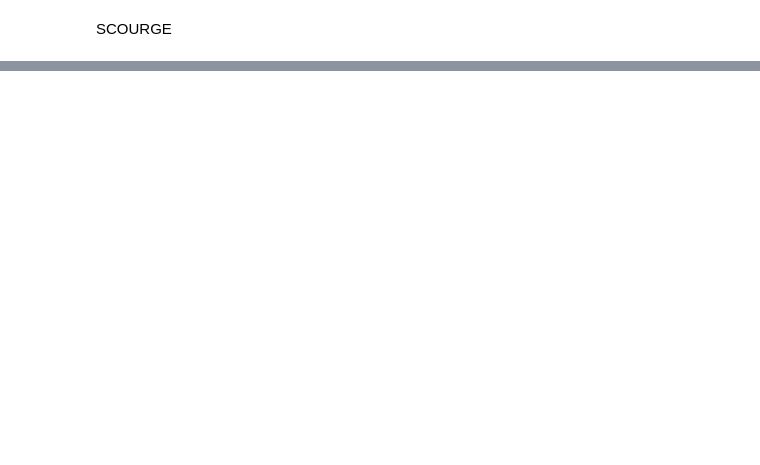
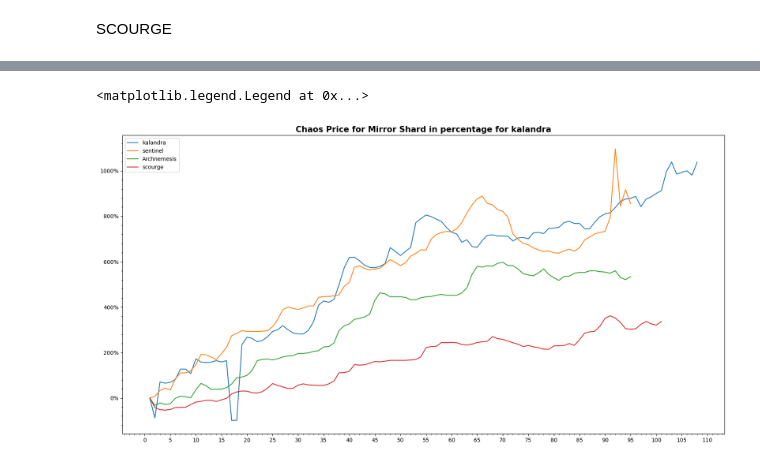
Before and after one commit to 0olol/POE-Market-Price-Analysis, a Jupyter notebook: mirrorShard.ipynb, the cells around one changed output, grey strips where cells are left out. Drawn from its saved outputs; the diff is of its cells as text; code cells hidden in the pictures; blank space fills up the shorter version.

```diff
--- a/mirrorShard.ipynb
+++ b/mirrorShard.ipynb
@@ -146,0 +342,28 @@ fig.show()
+# %%
+# kalandra_Ref1stDay = kalandra_mirrorShard['Value'].copy()
+# kalandra_Ref1stDay['Value'].apply(lambda x: x.div(x.iloc[0]).subtract(1.0).mul(100.0))
+# Error : AttributeError: 'float' object has no attribute 'div'
+# Because Float does not contain div, But the Dataframe does.
+# kalandra_Ref1stDay.groupby('League')['Value']
+# df = kalandra_Ref1stDay['Value'].expanding().apply(lambda x: x.div(x.iloc[0]).subtract(1.0).mul(100.0))
+kalandra_Ref1stDay = kalandra_mirrorShard.copy()
+sentinel_Ref1stDay = sentinel_mirrorShard.copy()
+archnemesis_Ref1stDay = archnemesis_mirrorShard.copy()
+scourge_Ref1stDay = scourge_mirrorShard.copy()
+# %%
+def get_variation(values: pd.Series) -> np.float64:
+    base = values.iloc[0]  # first element in window iteration
+    current = values.iloc[-1]  # last element in window iteration
+
+    return (current - base) / base if base else 0  # avoid ZeroDivisionError
+
+# variations = archnemesis_Ref1stDay['Value'].expanding().apply(get_variation)
+kalandra_Ref1stDay.insert(0, 'Days', range(1, 1+len(kalandra_Ref1stDay['Date'])))
+kalandra_Ref1stDay.insert(4, 'Pct_change_RefDay_1', kalandra_Ref1stDay['Value'].expanding().apply(get_variation))
+# kalandra_Ref1stDay = kalandra_Ref1stDay.assign(change=variations.droplevel(0))
+sentinel_Ref1stDay.insert(0, 'Days', range(1, 1+len(sentinel_Ref1stDay['Date'])))
+sentinel_Ref1stDay.insert(4, 'Pct_change_RefDay_1', sentinel_Ref1stDay['Value'].expanding().apply(get_variation))
+archnemesis_Ref1stDay.insert(0, 'Days', range(1, 1+len(archnemesis_Ref1stDay['Date'])))
+archnemesis_Ref1stDay.insert(4, 'Pct_change_RefDay_1', archnemesis_Ref1stDay['Value'].expanding().apply(get_variation))
+scourge_Ref1stDay.insert(0, 'Days', range(1, 1+len(scourge_Ref1stDay['Date'])))
+scourge_Ref1stDay.insert(4, 'Pct_change_RefDay_1', scourge_Ref1stDay['Value'].expanding().apply(get_variation))
@@ -146,0 +391,18 @@ fig.show()
+# %%
+
+fig, ax = plt.subplots(figsize=(20,10))
+plt.title('Chaos Price for Mirror Shard in percentage for kalandra', fontsize=15,fontweight='bold')
+ax.xaxis.set_minor_locator(MultipleLocator(1))
+ax.xaxis.set_major_locator(MultipleLocator(5))
+ax.yaxis.set_major_formatter(PercentFormatter(xmax=1))
+ax.yaxis.set_minor_locator(AutoMinorLocator(5))
+
+
+ax.plot(kalandra_Ref1stDay['Days'],kalandra_Ref1stDay['Pct_change_RefDay_1'],label = 'kalandra')
+ax.plot(sentinel_Ref1stDay['Days'],sentinel_Ref1stDay['Pct_change_RefDay_1'],label = 'sentinel')
+ax.plot(archnemesis_Ref1stDay['Days'],archnemesis_Ref1stDay['Pct_change_RefDay_1'],label = 'Archnemesis')
+ax.plot(scourge_Ref1stDay['Days'],scourge_Ref1stDay['Pct_change_RefDay_1'],label = 'scourge')
+ax.legend()
+# %% [output]
+<matplotlib.legend.Legend at 0x...>
+[figure, added]
```
Also changed, not shown: parts of 21 cells of this notebook, 1 other file.
